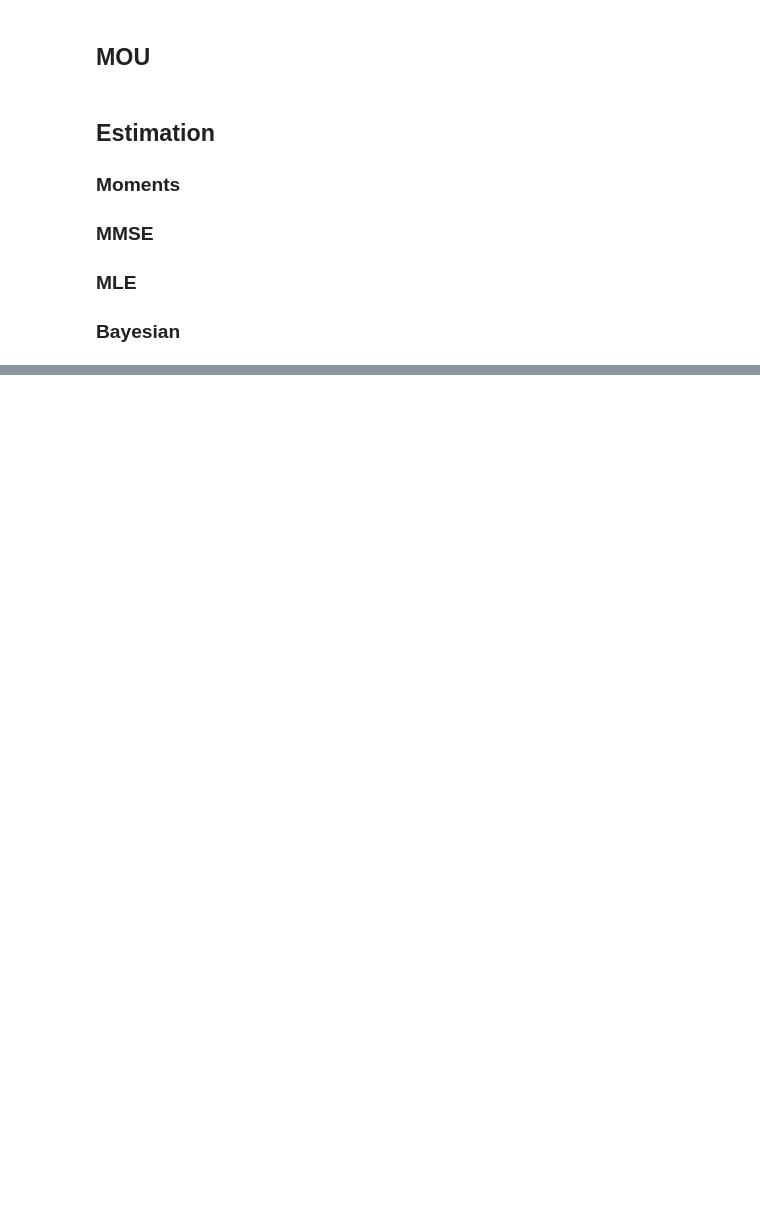
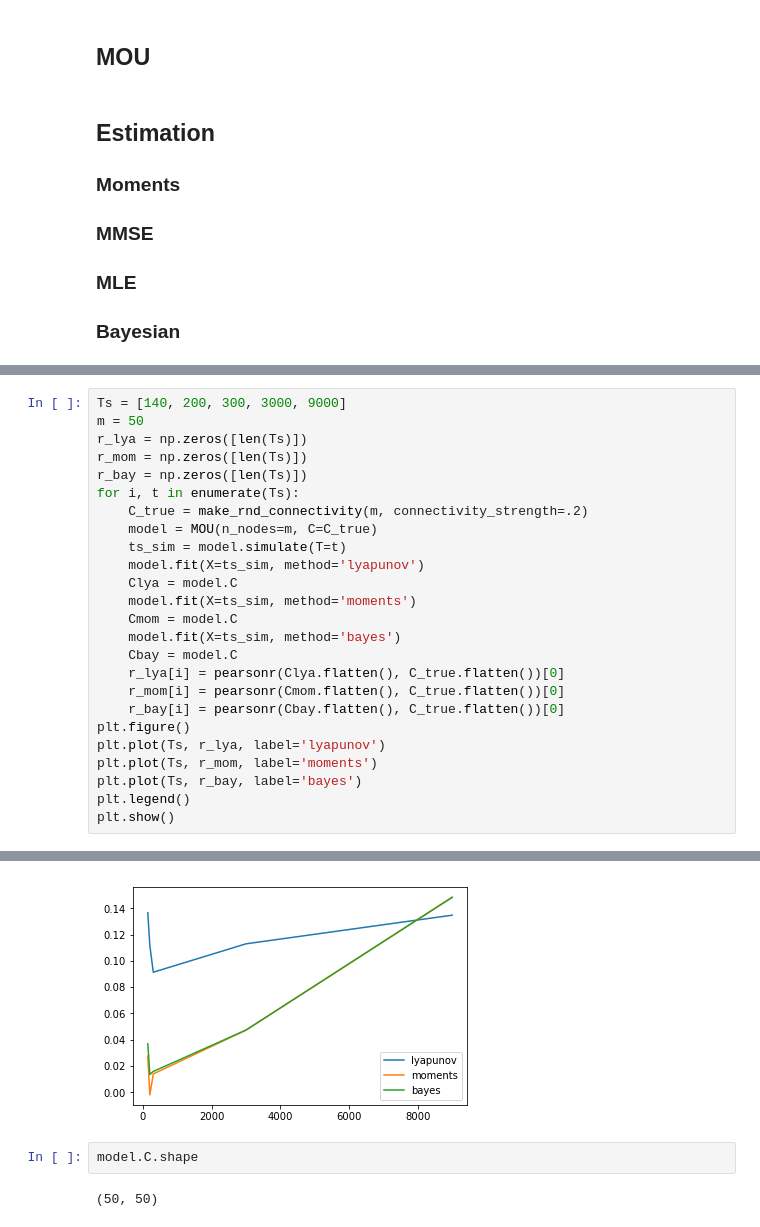
Before and after one commit to andins/bayes_MOU, a Jupyter notebook: group_meeting/MOU_bayesVSgradient.ipynb, the cells around one changed output, grey strips where cells are left out. Drawn from its saved outputs; the diff is of its cells as text; blank space fills up the shorter version.

```diff
--- a/group_meeting/MOU_bayesVSgradient.ipynb
+++ b/group_meeting/MOU_bayesVSgradient.ipynb
@@ -33,0 +116,26 @@ print(pearsonr(C_true.flatten(), model.C.flatten()))
+# %%
+Ts = [140, 200, 300, 3000, 9000]
+m = 50
+r_lya = np.zeros([len(Ts)])
+r_mom = np.zeros([len(Ts)])
+r_bay = np.zeros([len(Ts)])
+for i, t in enumerate(Ts):
+    C_true = make_rnd_connectivity(m, connectivity_strength=.2)
+    model = MOU(n_nodes=m, C=C_true)
+    ts_sim = model.simulate(T=t)
+    model.fit(X=ts_sim, method='lyapunov')
+    Clya = model.C
+    model.fit(X=ts_sim, method='moments')
+    Cmom = model.C
+    model.fit(X=ts_sim, method='bayes')
+    Cbay = model.C
+    r_lya[i] = pearsonr(Clya.flatten(), C_true.flatten())[0]
+    r_mom[i] = pearsonr(Cmom.flatten(), C_true.flatten())[0]
+    r_bay[i] = pearsonr(Cbay.flatten(), C_true.flatten())[0]
+plt.figure()
+plt.plot(Ts, r_lya, label='lyapunov')
+plt.plot(Ts, r_mom, label='moments')
+plt.plot(Ts, r_bay, label='bayes')
+plt.legend()
+plt.show()
+# %% [output]
@@ -33,0 +148,5 @@ print(pearsonr(C_true.flatten(), model.C.flatten()))
+[figure, added]
+# %%
+model.C.shape
+# %% [output]
+(50, 50)
```
Also changed, not shown: parts of 6 cells of this notebook, 1 other file.
